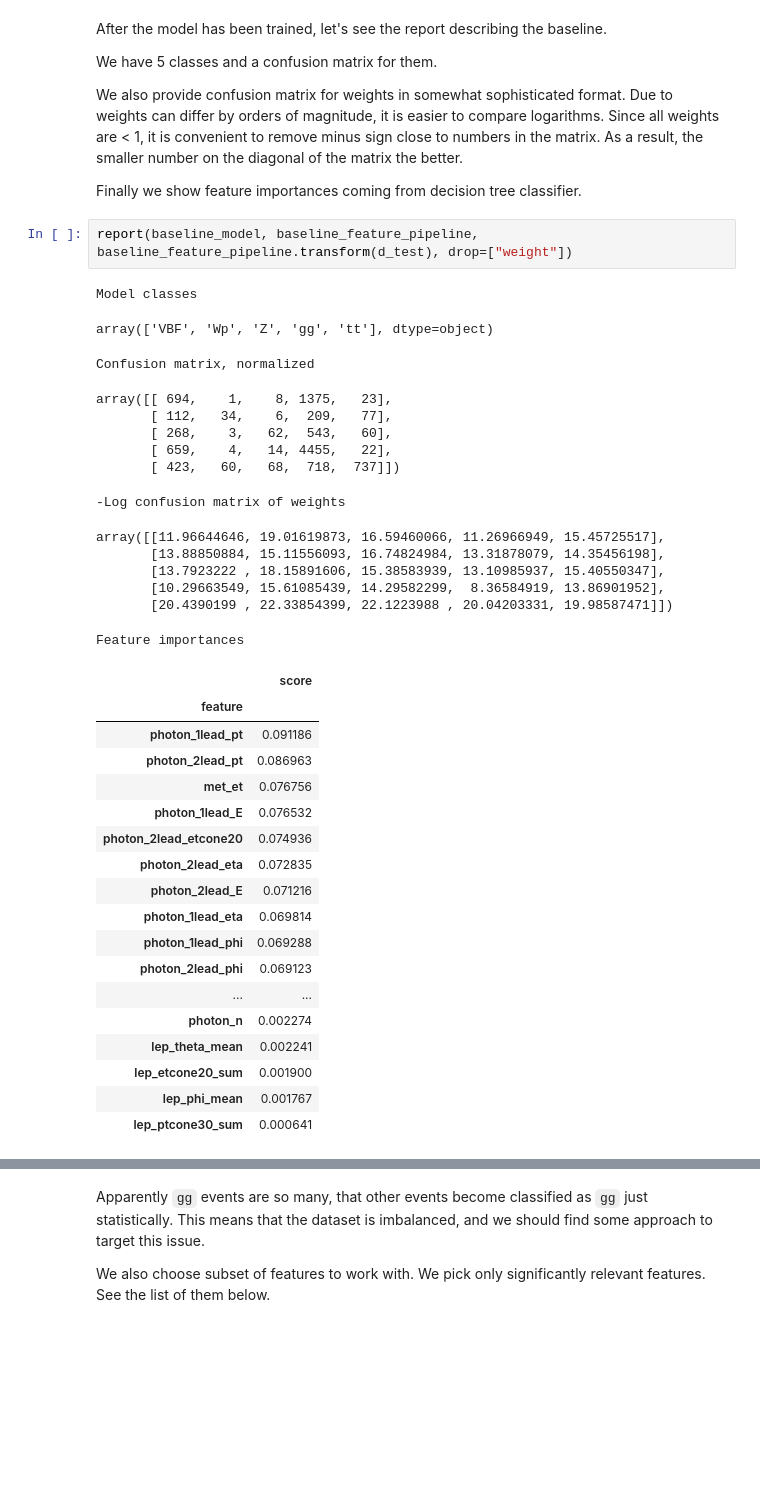
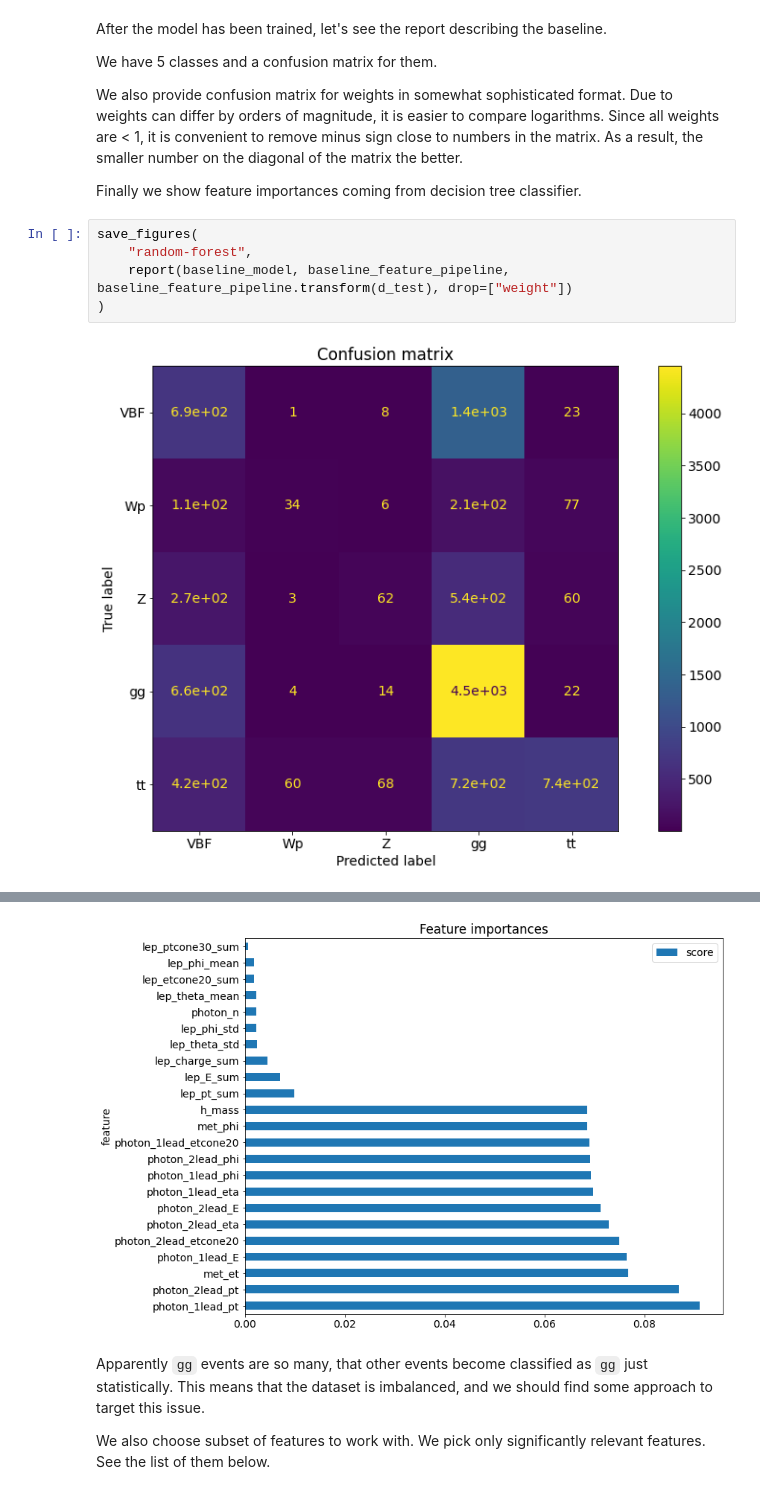
Before and after one commit to vindex10/rbpp-projects, a Jupyter notebook: project-final/modelling.ipynb, the cells around one changed output, grey strips where cells are left out. Cells and saved outputs as stored; diff of their text form; blank space fills up the shorter version.

```diff
--- a/project-final/modelling.ipynb
+++ b/project-final/modelling.ipynb
@@ -273,38 +299,9 @@ We also provide confusion matrix for weights in somewhat sophisticated format. D
 
 Finally we show feature importances coming from decision tree classifier.
 # %%
-report(baseline_model, baseline_feature_pipeline, baseline_feature_pipeline.transform(d_test), drop=["weight"])
+save_figures(
+    "random-forest",
+    report(baseline_model, baseline_feature_pipeline, baseline_feature_pipeline.transform(d_test), drop=["weight"])
+)
 # %% [output]
-Model classes
-array(['VBF', 'Wp', 'Z', 'gg', 'tt'], dtype=object)
-Confusion matrix, normalized
-array([[ 694,    1,    8, 1375,   23],
-       [ 112,   34,    6,  209,   77],
-       [ 268,    3,   62,  543,   60],
-       [ 659,    4,   14, 4455,   22],
-       [ 423,   60,   68,  718,  737]])
--Log confusion matrix of weights
-array([[11.96644646, 19.01619873, 16.59460066, 11.26966949, 15.45725517],
-       [13.88850884, 15.11556093, 16.74824984, 13.31878079, 14.35456198],
-       [13.7923222 , 18.15891606, 15.38583939, 13.10985937, 15.40550347],
-       [10.29663549, 15.61085439, 14.29582299,  8.36584919, 13.86901952],
-       [20.4390199 , 22.33854399, 22.1223988 , 20.04203331, 19.98587471]])
-Feature importances
-|  | score |
-| feature |  |
-| photon_1lead_pt | 0.091186 |
-| photon_2lead_pt | 0.086963 |
-| met_et | 0.076756 |
-| photon_1lead_E | 0.076532 |
-| photon_2lead_etcone20 | 0.074936 |
-| photon_2lead_eta | 0.072835 |
-| photon_2lead_E | 0.071216 |
-| photon_1lead_eta | 0.069814 |
-| photon_1lead_phi | 0.069288 |
-| photon_2lead_phi | 0.069123 |
-| ... | ... |
-| photon_n | 0.002274 |
-| lep_theta_mean | 0.002241 |
-| lep_etcone20_sum | 0.001900 |
-| lep_phi_mean | 0.001767 |
-| lep_ptcone30_sum | 0.000641 |
+[figure, added]
@@ -311,3 +309,4 @@ Feature importances
+[figure, added]
 # %% [markdown]
 Apparently `gg` events are so many, that other events become classified as `gg` just statistically. This means that the dataset is imbalanced, and we should find some approach to target this issue.
 
```
Also changed, not shown: parts of 9 cells of this notebook, 2 other files.
